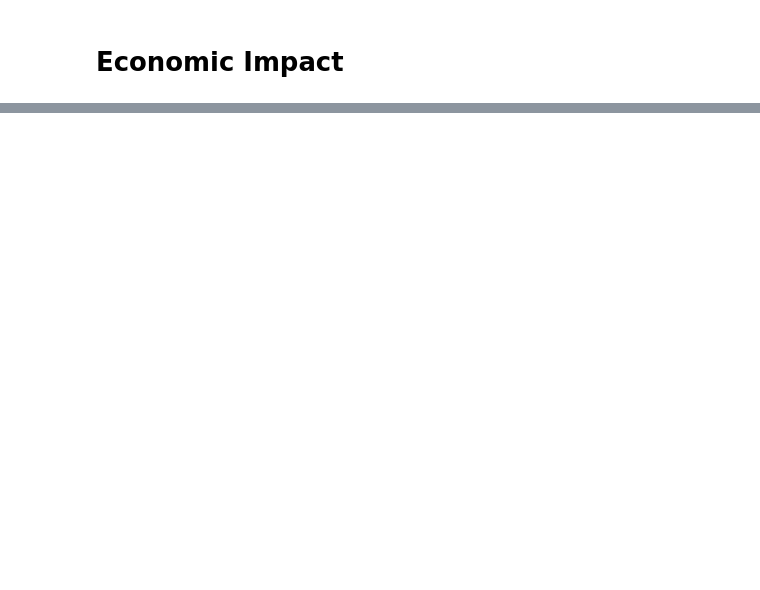
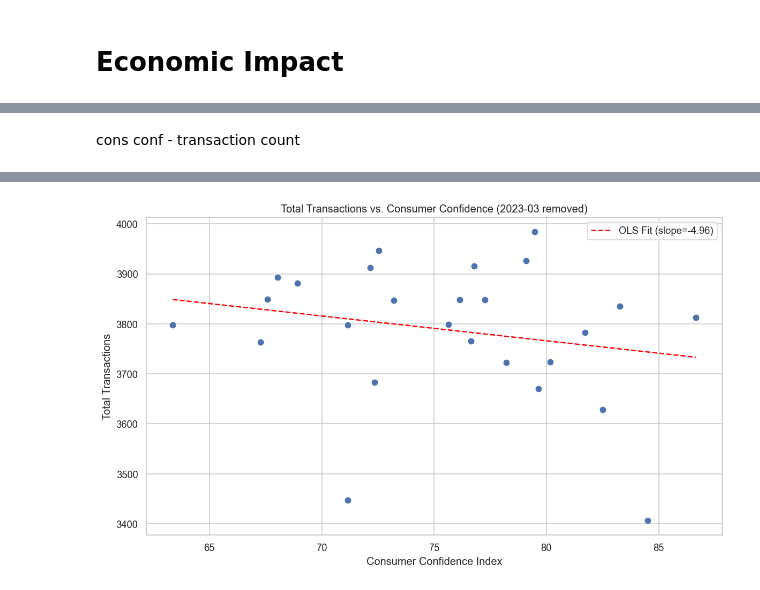
Before and after one commit to ebrarsudedogan/Mining-Retail-Behavior-in-Istanbul-Malls-Using-Consumer-Sentiment-Indices, a Jupyter notebook: data_analysis_daily/dataset_economic_impact.ipynb, the cells around one changed output, grey strips where cells are left out. Drawn from its saved outputs; the diff is of its cells as text; code cells hidden in the pictures; blank space fills up the shorter version.

```diff
--- a/data_analysis_daily/dataset_economic_impact.ipynb
+++ b/data_analysis_daily/dataset_economic_impact.ipynb
@@ -65,0 +110,69 @@ Do genders respond differently to economic fluctuations?
+# %% [markdown]
+cons conf - transaction count
+# %%
+import pandas as pd
+import matplotlib.pyplot as plt
+import seaborn as sns
+import statsmodels.api as sm
+
+df["invoice_date"] = pd.to_datetime(df["invoice_date"])
+df["month"] = df["invoice_date"].dt.to_period("M")
+
+# 2023-03 ayını çıkar
+df_clean = df[df["month"] != "2023-03"]
+
+# Group by Cons_Conf
+econ_summary = (
+    df_clean.groupby("Cons_Conf")
+      .agg(total_transactions=("invoice_no", "count"))
+      .reset_index()
+      .sort_values("Cons_Conf")
+)
+
+print("\nTotal transaction count per Cons_Conf level (2023-03 removed):\n")
+print(econ_summary)
+
+# Regression
+X = sm.add_constant(econ_summary["Cons_Conf"])
+y = econ_summary["total_transactions"]
+model = sm.OLS(y, X).fit()
+
+print("\nRegression Summary:\n")
+print(model.summary())
+
+slope = model.params["Cons_Conf"]
+pval = model.pvalues["Cons_Conf"]
+
+# Interpretation
+if pval < 0.05:
+    print(f"\n✅ Consumer Confidence has a significant effect on total transaction count. Slope = {slope:.4f}, p = {pval:.4f}.")
+else:
+    print(f"\n❌ Consumer Confidence does not significantly affect total transaction count. Slope = {slope:.4f}, p = {pval:.4f}.")
+
+# Plot
+plt.figure(figsize=(10,6), dpi=120)
+
+sns.scatterplot(
+    data=econ_summary,
+    x="Cons_Conf",
+    y="total_transactions",
+    s=60
+)
+
+y_pred = model.predict(X)
+
+plt.plot(
+    econ_summary["Cons_Conf"],
+    y_pred,
+    color="red",
+    linestyle="--",
+    label=f"OLS Fit (slope={slope:.2f})"
+)
+
+plt.title("Total Transactions vs. Consumer Confidence (2023-03 removed)")
+plt.xlabel("Consumer Confidence Index")
+plt.ylabel("Total Transactions")
+plt.legend()
+plt.tight_layout()
+plt.show()
+# %% [output]
@@ -65,0 +196 @@ Do genders respond differently to economic fluctuations?
+[figure, added]
```
Also changed, not shown: parts of 55 cells of this notebook, 1 other file.
